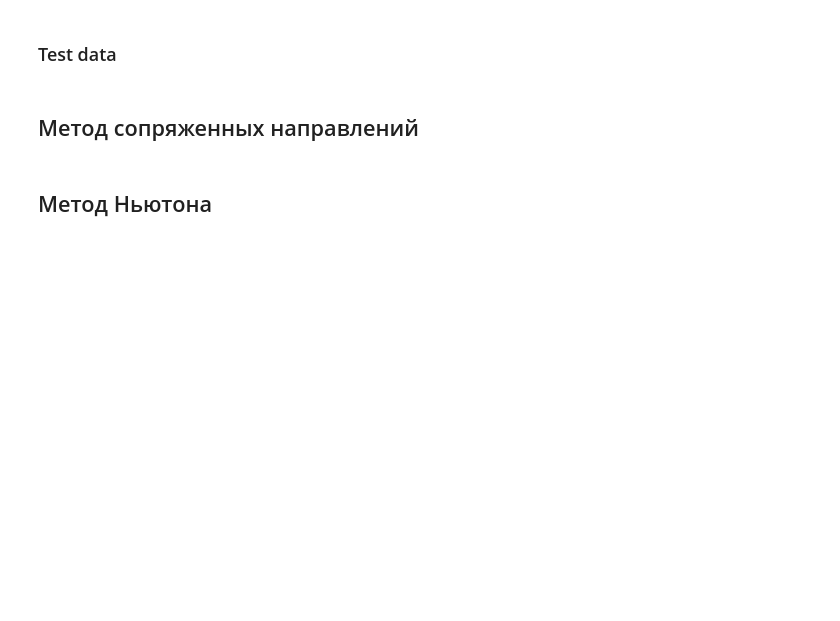
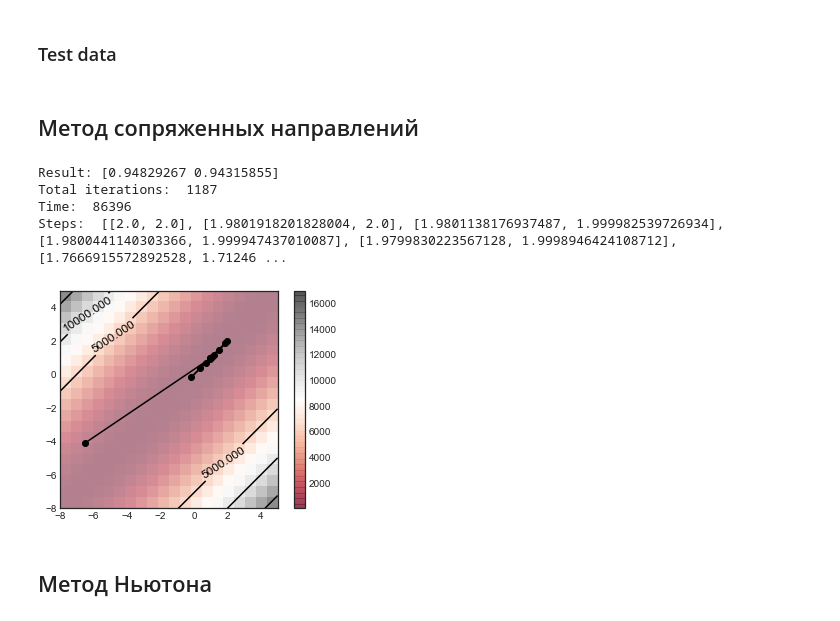
Before and after one commit to TayaPenskaya/ITMO_MO, a Jupyter notebook: lab2/solution.ipynb, the cells around one changed output. Saved outputs shown, nothing was run; the diff lists cells and outputs as text; code cells hidden in the pictures; blank space fills up the shorter version.

```diff
--- a/lab2/solution.ipynb
+++ b/lab2/solution.ipynb
@@ -105,8 +135,8 @@ def print_res(res, step, xs):
     print('Steps: ', xs)
 # %%
-def draw_countors_plot_with_steps(coords, f, classic = True):
-    x_min = -5
-    y_min = -5
+def draw_countors_plot_with_steps(coords, f, name, classic = True):
+    x_min = -8
+    y_min = -8
     x_max = 5
     y_max = 5
     delta = 20
@@ -131,7 +161,7 @@ def draw_countors_plot_with_steps(coords, f, classic = True):
 
     cx, cy = zip(*coords)
     plt.plot(cx, cy, color='black', marker='o')
-    #plt.savefig('images/gradient_steps.png')
+    plt.savefig('images/' + name + '_steps.png')
     plt.show()
 # %% [markdown]
 ### Test data
@@ -145,32 +184,57 @@ f_max = lambda x, y: 2*exp**(-((x-1)/2)**2 - (y-1)**2) + 3*exp**(-((x-2)/3)**2 -
 # %% [markdown]
 ## Метод сопряженных направлений
 # %%
-def conjugate_vecs_method(f, x0, N=1000, optimizer=fib_search, eps=1e-5):
-    x = np.array(x0)
+def conjugate_vecs_method(f, x, N=1000, optimizer=bisection_search, eps=1e-5):
     step = 0
     xs = [x]
+    start_time = datetime.now()
 
     x_prev = x
     w_prev = np.array(-1) * calc_df(f, x)
     p_prev = w_prev
     step += 1
 
-    while(abs(np.linalg.norm(w_prev)) > eps or step < N):
+    while(abs(np.linalg.norm(w_prev)) > eps and step < N):
+
         wk = np.array(-1) * calc_df(f, x_prev)
-        gammak = (np.linalg.norm(wk)**2)/(np.linalg.norm(w_prev)**2)
-        pk = wk + gammak*p_prev
-        psi = lambda chi: f(x_prev + chi * p_prev)
+        gamma = (np.linalg.norm(wk)**2)/(np.linalg.norm(w_prev)**2)
+        pk = wk + gamma * p_prev
+
+        psi = lambda chi: f(*(x_prev + chi * p_prev))
         hk, _, _ = optimizer(psi, 0, 1, False, eps)
-        xk = x_prev + hk*pk
+
+        xk = x_prev + hk * pk
 
         x_prev = xk
         w_prev = wk
         p_prev = pk
+
         step += 1
-        xs.append(list(x))
+        xs.append(list(x_prev))
 
 
-    return x, step, xs
+    new_step = 0
+    new_xs = []
+    if (step == N):
+        x, new_step, time, new_xs = conjugate_vecs_method(f, xk)
+
+    end_time = datetime.now()
+    time = (start_time - end_time).seconds
+
+    return x_prev, step + new_step, time, xs + new_xs
+# %%
+res, steps, time, coords = conjugate_vecs_method(f[0], [2.,2.])
+
+print_res(res, steps, time, coords)
+# %% [output]
+Result: [0.94829267 0.94315855]
+Total iterations:  1187
+Time:  86396
+Steps:  [[2.0, 2.0], [1.9801918201828004, 2.0], [1.9801138176937487, 1.999982539726934], [1.9800441140303366, 1.999947437010087], [1.9799830223567128, 1.9998946424108712], [1.7666915572892528, 1.71246 ...
+# %%
+draw_countors_plot_with_steps(coords[0::100], f[0], 'conjugate')
+# %% [output]
+[figure, added]
 # %% [markdown]
 ## Метод Ньютона
 # %% [markdown]
```
Also changed, not shown: parts of 17 cells of this notebook.
